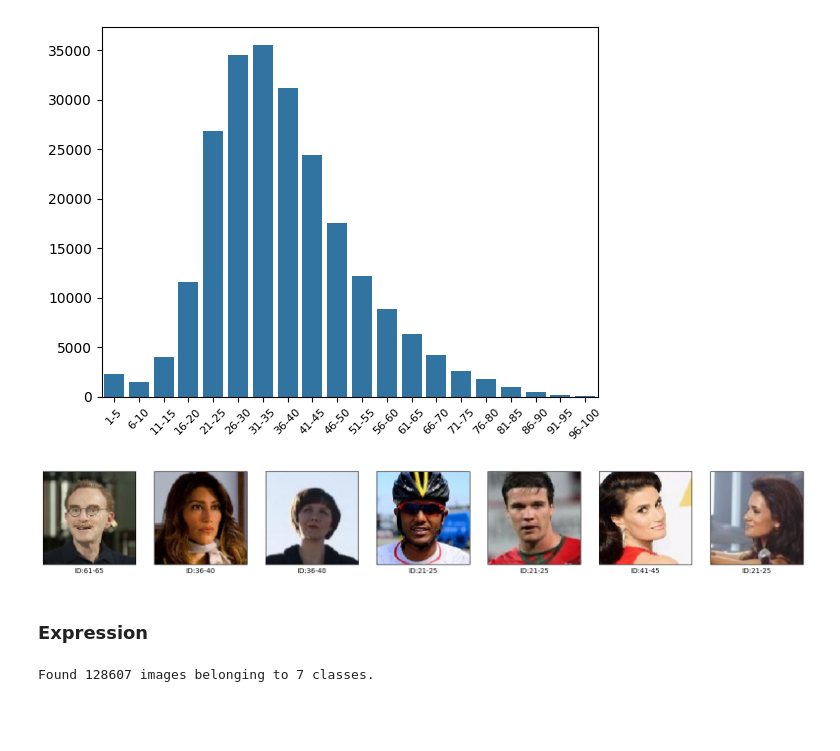
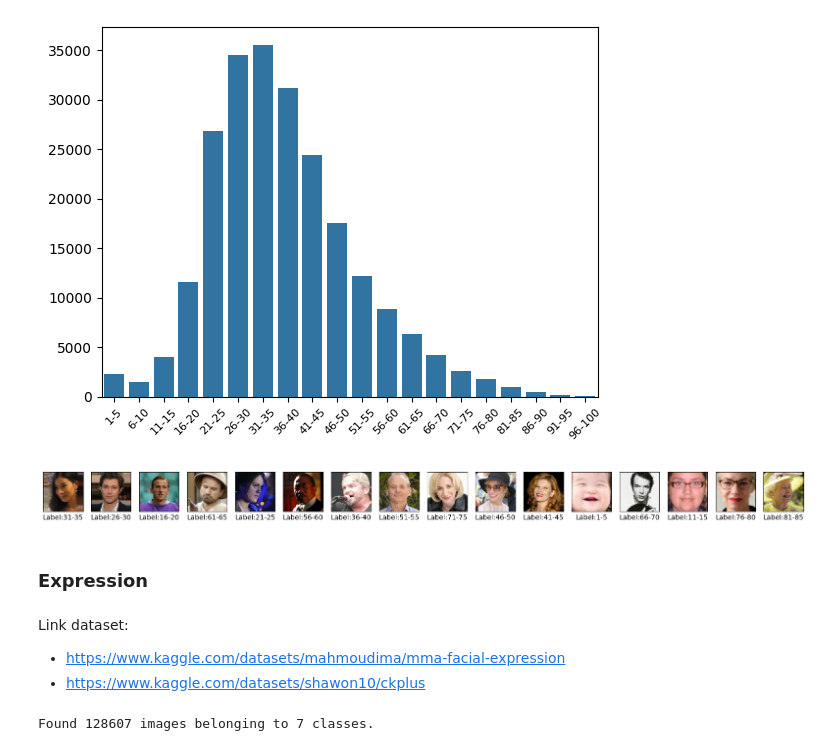
Before and after one commit to mausneg/Facial-Recognition, a Jupyter notebook: face.ipynb, the cells around one changed output. Cells and saved outputs as stored; diff of their text form; code cells hidden in the pictures; blank space fills up the shorter version.

Commit message:
add link dataset

```diff
--- a/face.ipynb
+++ b/face.ipynb
@@ -16,7 +18,7 @@ datagen = ImageDataGenerator(
 age_generator = datagen.flow_from_directory(
     'data/data face/age',
     target_size=(150, 150),
-    batch_size=32,
+    batch_size=128,
     class_mode='categorical'
 )
 # %% [output]
@@ -40,22 +42,29 @@ plt.show()
 # %%
 x_train, y_train = age_generator.next()
 y_train = np.argmax(y_train, axis=1)+1
-class_age = []
-for y in y_train:
-    class_age.append(class_to_age[int(y)])
-plt.figure(figsize=(20,10))
-for i in range(7):
-    plt.subplot(1,7,i+1)
+class_indices = {}
+for i, y in enumerate(y_train):
+    if y not in class_indices:
+        class_indices[y] = i
+class_age = [class_to_age[int(y)] for y in class_indices.keys()]
+
+plt.figure(figsize=(20,20))
+for i, (class_id, image_index) in enumerate(class_indices.items()):
+    plt.subplot(1,len(class_indices),i+1)
     plt.xticks([])
     plt.yticks([])
     plt.grid(False)
-    plt.imshow(x_train[i], cmap='gray')
-    plt.xlabel(f"ID:{class_age[i]}")
+    plt.imshow(x_train[image_index], cmap='gray')
+    plt.xlabel(f"Label:{class_age[i]}")
 plt.show()
 # %% [output]
-[figure, old version]
+[figure, new version]
 # %% [markdown]
 ### Expression
+# %% [markdown]
+Link dataset:
+- https://www.kaggle.com/datasets/mahmoudima/mma-facial-expression
+- https://www.kaggle.com/datasets/shawon10/ckplus
 # %%
 expression_generator = datagen.flow_from_directory(
     'data/data face/expression',
```
Also changed, not shown: parts of 6 cells of this notebook, 2 other files.
